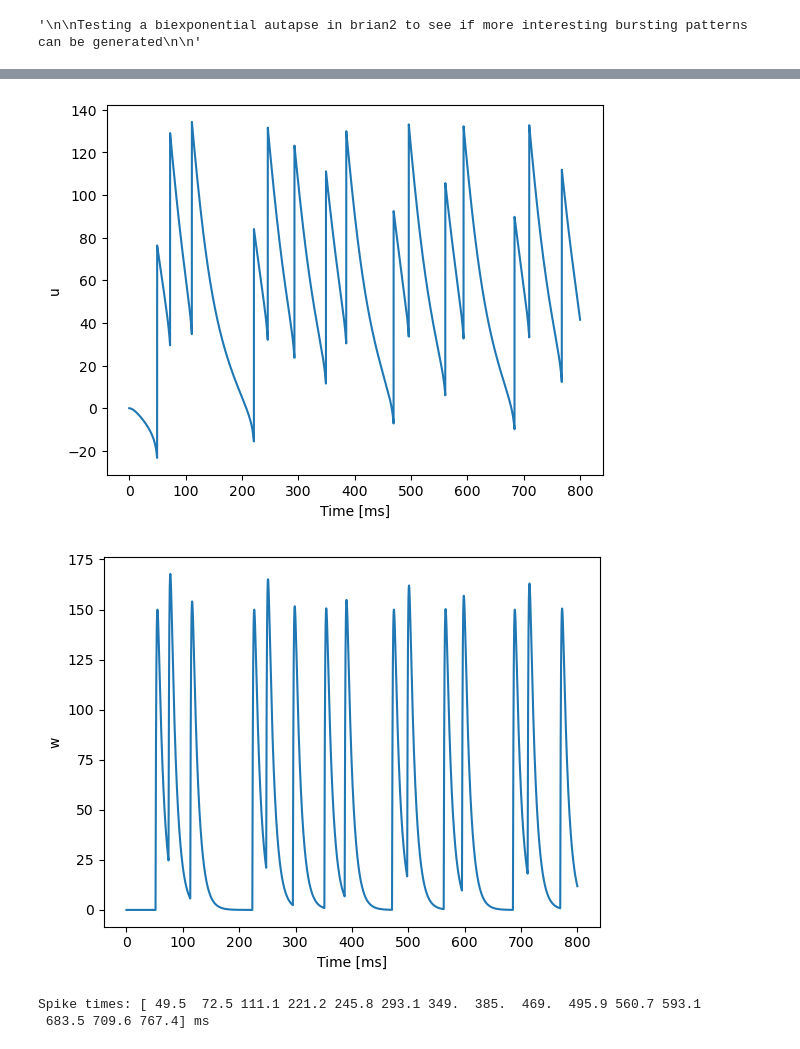
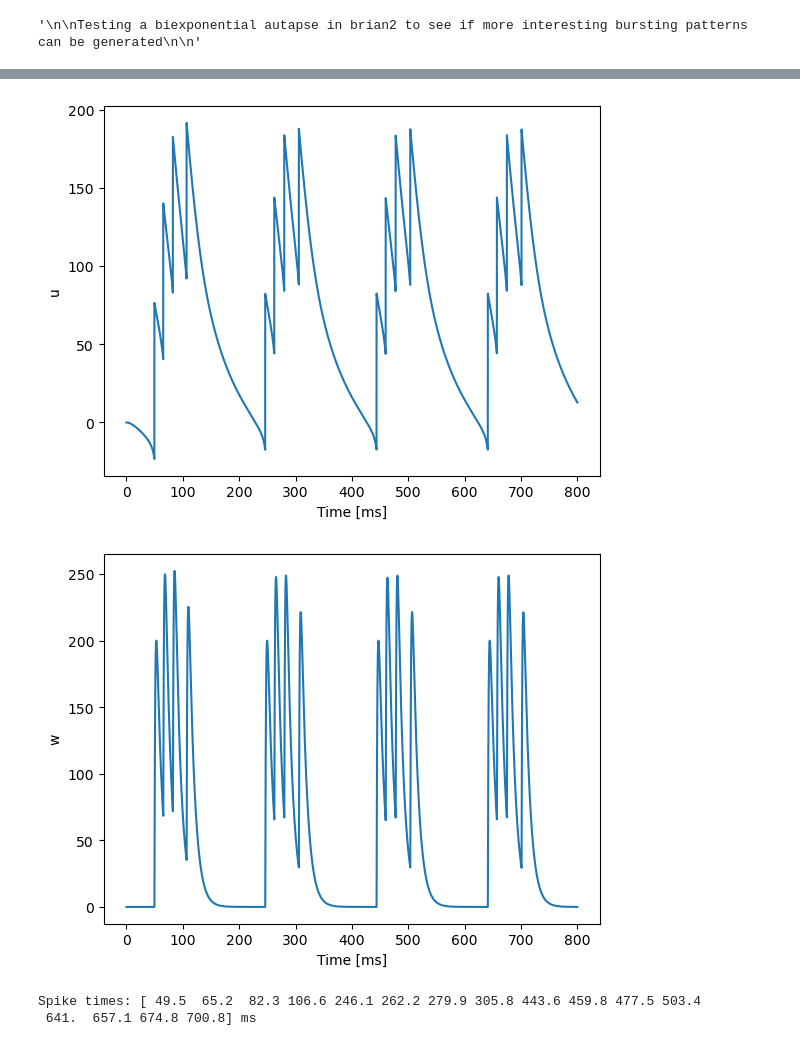
Before and after one commit to liammcs10/AQUA_project, a Jupyter notebook: brian2/biexponential_brian2.ipynb, the cells around one changed output, grey strips where cells are left out. Drawn from its saved outputs; the diff is of its cells as text; code cells hidden in the pictures.

```diff
--- a/brian2/biexponential_brian2.ipynb
+++ b/brian2/biexponential_brian2.ipynb
@@ -35,7 +35,7 @@ AUTAPSE implemented with Synapse class
 start_scope()
 
 RS = {'name': 'RS', 'C': 100, 'k': 0.7, 'v_r': -60, 'v_t': -40, 'v_peak': 35,
-     'a': 0.02, 'b': -2, 'c': -50, 'd': 100, 't_a1': 1.5, 't_a2': 10., 'f': 150., 'tau': 2.0}    # Class 1
+     'a': 0.03, 'b': -2, 'c': -50, 'd': 100, 't_a1': 1.5, 't_a2': 10., 'f': 200., 'tau': 0.0}    # Class 1
 
 C = RS['C']
 k = RS['k']
@@ -127,7 +127,7 @@ run(duration)
 plot(M_v.t/ms, M_v.v[0])
 xlabel('Time [ms]')
 ylabel('v')
-plt.savefig("complex_bursts.png")
+#plt.savefig("complex_bursts.png")
 show()
 
 plot(M_u.t/ms, M_u.u[0])
@@ -146,7 +146,7 @@ print(f"Spike times: {spikemon.t[:]}")
-[figure, old version]
+[figure, new version]
-[figure, old version]
+[figure, new version]
-Spike times: [ 49.5  72.5 111.1 221.2 245.8 293.1 349.  385.  469.  495.9 560.7 593.1
- 683.5 709.6 767.4] ms
+Spike times: [ 49.5  65.2  82.3 106.6 246.1 262.2 279.9 305.8 443.6 459.8 477.5 503.4
+ 641.  657.1 674.8 700.8] ms
 # %%
 """AQUA
 
```
Also changed, not shown: parts of 2 cells of this notebook, 4 other files.
